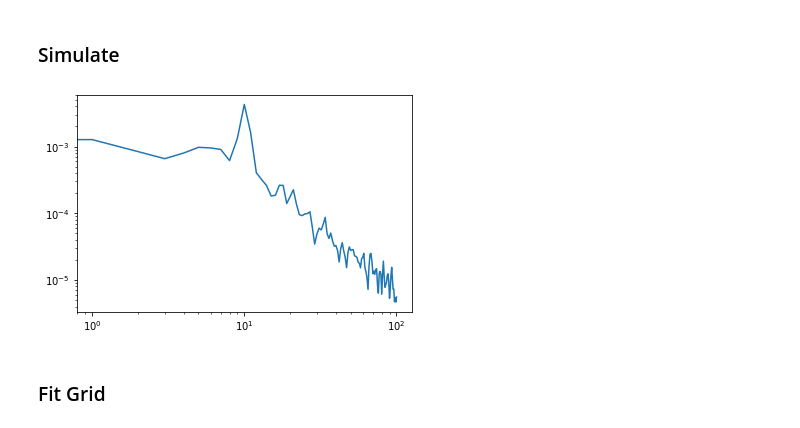
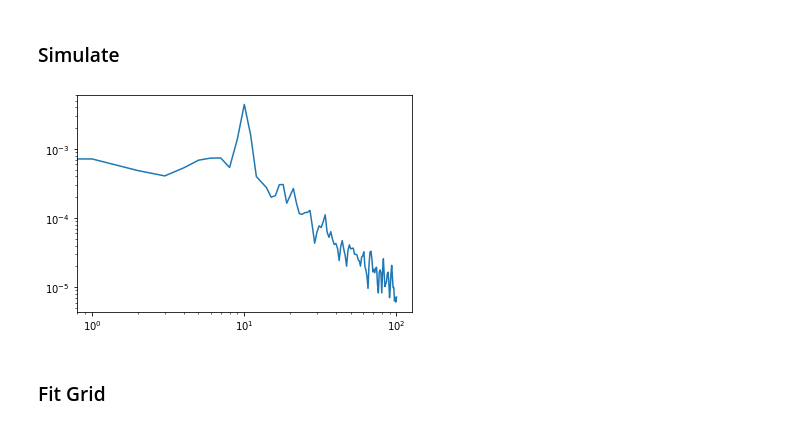
Before and after one commit to voytekresearch/timescale-methods, a Jupyter notebook: notebooks/param_gridsearch.ipynb, the cells around one changed output. Cells and saved outputs as stored; diff of their text form; code cells hidden in the pictures.

```diff
--- a/notebooks/param_gridsearch.ipynb
+++ b/notebooks/param_gridsearch.ipynb
@@ -114,31 +114,31 @@ def subselect_params(grid, grid_indices, inds):
 # %%
 # Add oscillation
 np.random.seed(0)
 
 n_seconds = 10
 fs = 1000
-tau = 0.025
+tau = 0.016
 mu = 100
 std = 100
 
 isi = expon.rvs(size=int(n_seconds * fs))
 isi -= isi.mean()
 isi = isi * std + mu
 isi = np.round_(isi).astype(int)
 
 probs, _ = sim_spikes_synaptic(n_seconds, fs, tau, n_neurons=1, isi=isi, return_sum=False)
 
 # Add oscillation
 cos = sim_oscillation(n_seconds, fs, 10, phase='max')
 cos -= cos.min()
 cos /= cos.max()
 
 sig = probs + (cos * .2)
 
 f, p = compute_spectrum(sig, fs, f_range=(0, 100))
 plt.loglog(f, p);
 # %% [output]
-[figure, old version]
+[figure, new version]
 # %% [markdown]
 ### Fit Grid
 # %%
```
Also changed, not shown: parts of 20 cells of this notebook.
